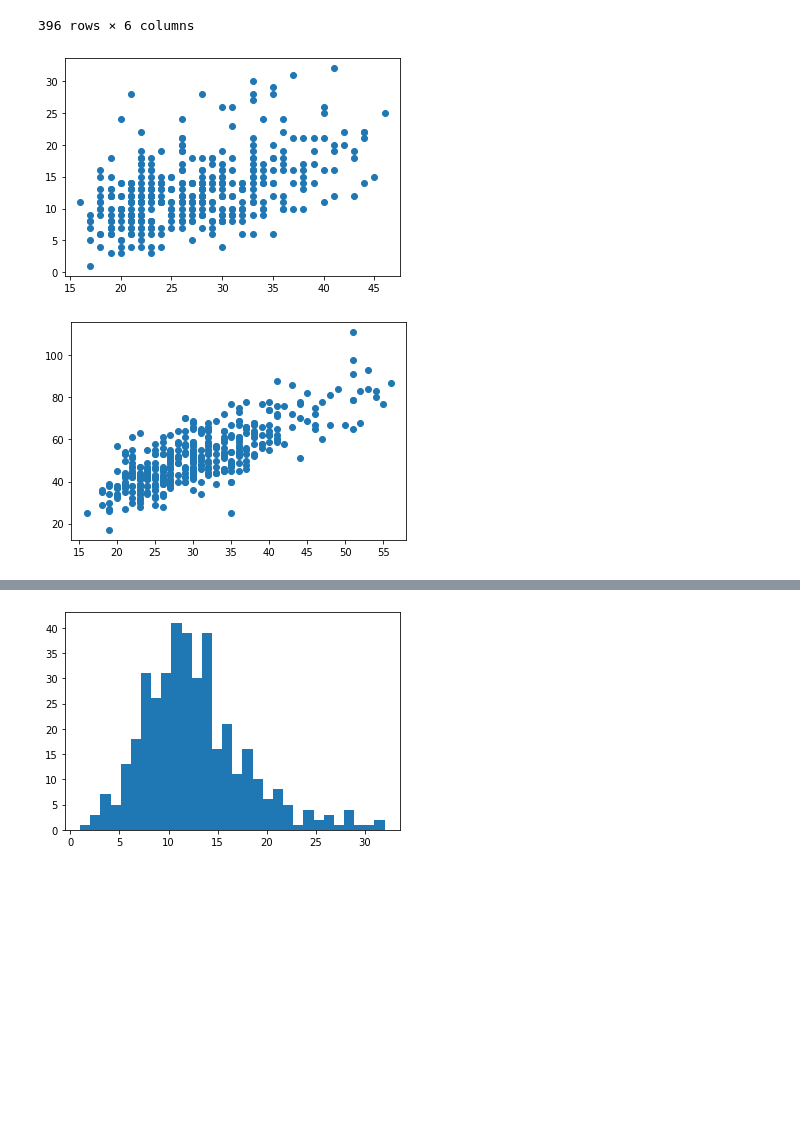
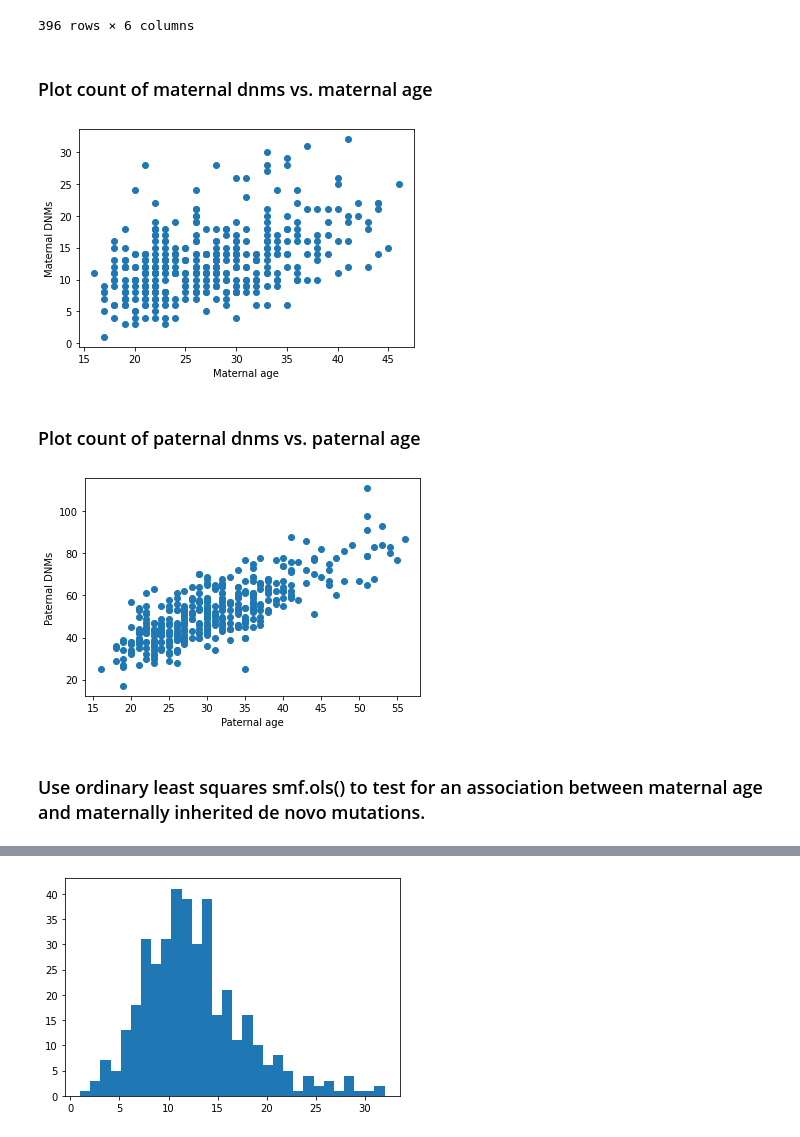
Before and after one commit to rgenner/qbb2021-answers, a Jupyter notebook: day4-evening/day4-eveningHW.ipynb, the cells around one changed output, grey strips where cells are left out. Cells and saved outputs as stored; diff of their text form; code cells hidden in the pictures; blank space fills up the shorter version.

```diff
--- a/day4-evening/day4-eveningHW.ipynb
+++ b/day4-evening/day4-eveningHW.ipynb
@@ -97,6 +117,6 @@ df_mother
 # %%
-df_father2 = df_father['Proband_id'].value_counts()
-df_father2
+df_father_counts = df_father['Proband_id'].value_counts()
+df_father_counts
 # %% [output]
 91410     111
 114094     98
@@ -113,6 +136,6 @@ Name: Proband_id, Length: 396, dtype: int64
 # %%
-df_mother2 = df_mother['Proband_id'].value_counts()
-df_mother2
+df_mother_counts = df_mother['Proband_id'].value_counts()
+df_mother_counts
 # %% [output]
 112917    32
 13191     31
@@ -129,5 +154,5 @@ Name: Proband_id, Length: 396, dtype: int64
 # %%
-total_data = pd.concat([df_mother2, df_father2, df_total], axis=1)
+total_data = pd.concat([df_mother_counts, df_father_counts, df_total], axis=1)
 total_data
 # %% [output]
 |  | Proband_id | Proband_id | Proband_id |
@@ -180,22 +211,31 @@ final_data
 | 394 | 154810 | 32 | 28 | 14 | 55 | 69 |
 | 395 | 154936 | 30 | 34 | 16 | 36 | 53 |
 396 rows × 6 columns
+# %% [markdown]
+### Plot count of maternal dnms vs. maternal age
 # %%
 x = final_data.loc[:,"Mother_age"]
 y = final_data.loc[:,"mat_dnm"]
 # %%
 fig, ax = plt.subplots()
 ax.scatter(x, y)
+plt.xlabel('Maternal age')
+plt.ylabel('Maternal DNMs')
 plt.show()
 # %% [output]
-[figure, old version]
+[figure, new version]
+# %% [markdown]
+### Plot count of paternal dnms vs. paternal age
 # %%
 x1 = final_data.loc[:,"Father_age"]
 y1 = final_data.loc[:,"pat_dnm"]
 # %%
 fig, ax = plt.subplots()
 ax.scatter(x1, y1)
+plt.xlabel('Paternal age')
+plt.ylabel('Paternal DNMs')
 plt.show()
-#x - age
 # %% [output]
-[figure, old version]
+[figure, new version]
+# %% [markdown]
+### Use ordinary least squares smf.ols() to test for an association between maternal age and maternally inherited de novo mutations.
```
Also changed, not shown: parts of 43 cells of this notebook.
